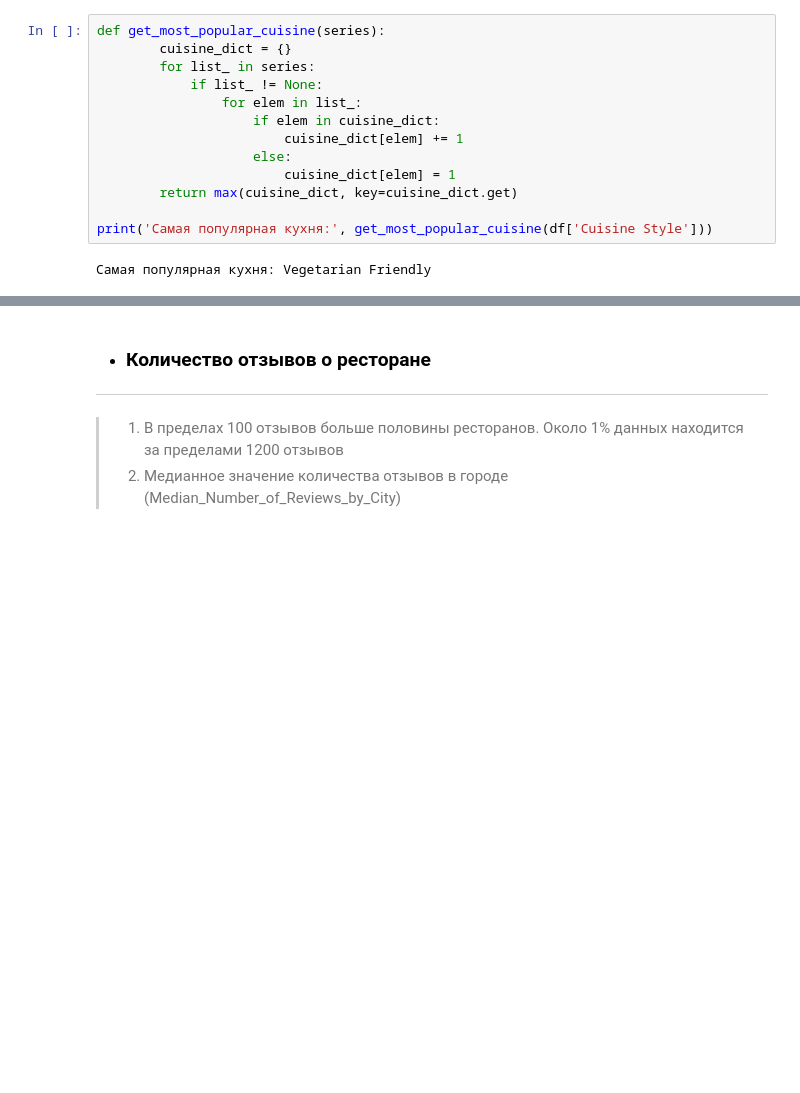
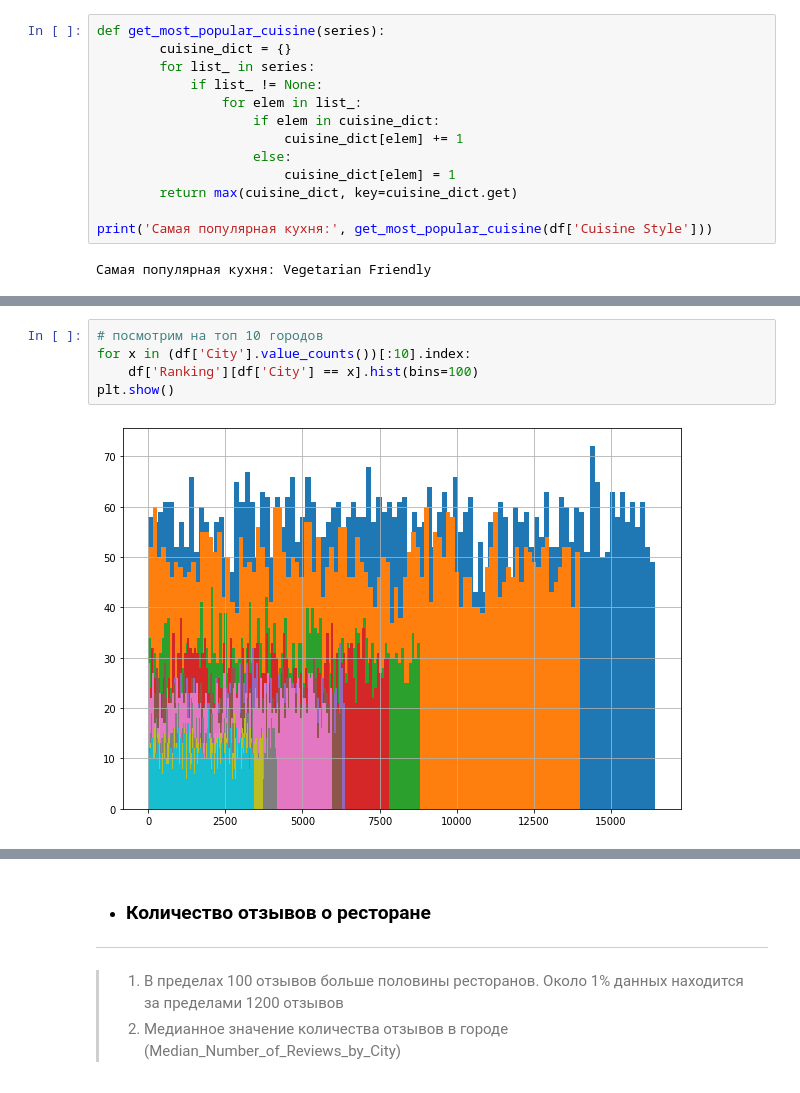
Before and after one commit to dzmitry-dp/project_zero, a Jupyter notebook: module_3/model.ipynb, the cells around one changed output, grey strips where cells are left out. Saved outputs shown, nothing was run; the diff lists cells and outputs as text; blank space fills up the shorter version.

```diff
--- a/module_3/model.ipynb
+++ b/module_3/model.ipynb
@@ -193,0 +204,7 @@ plt.show()
+# %%
+# посмотрим на топ 10 городов
+for x in (df['City'].value_counts())[:10].index:
+    df['Ranking'][df['City'] == x].hist(bins=100)
+plt.show()
+# %% [output]
+[figure, added]
```
Also changed, not shown: parts of 17 cells of this notebook, 1 other file.
